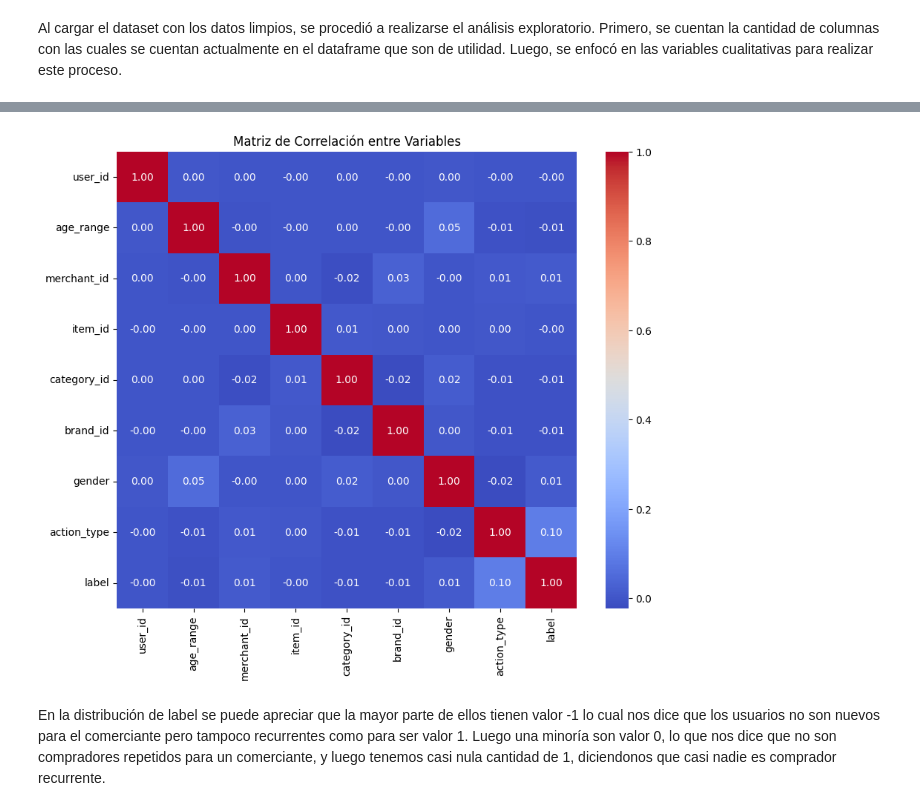
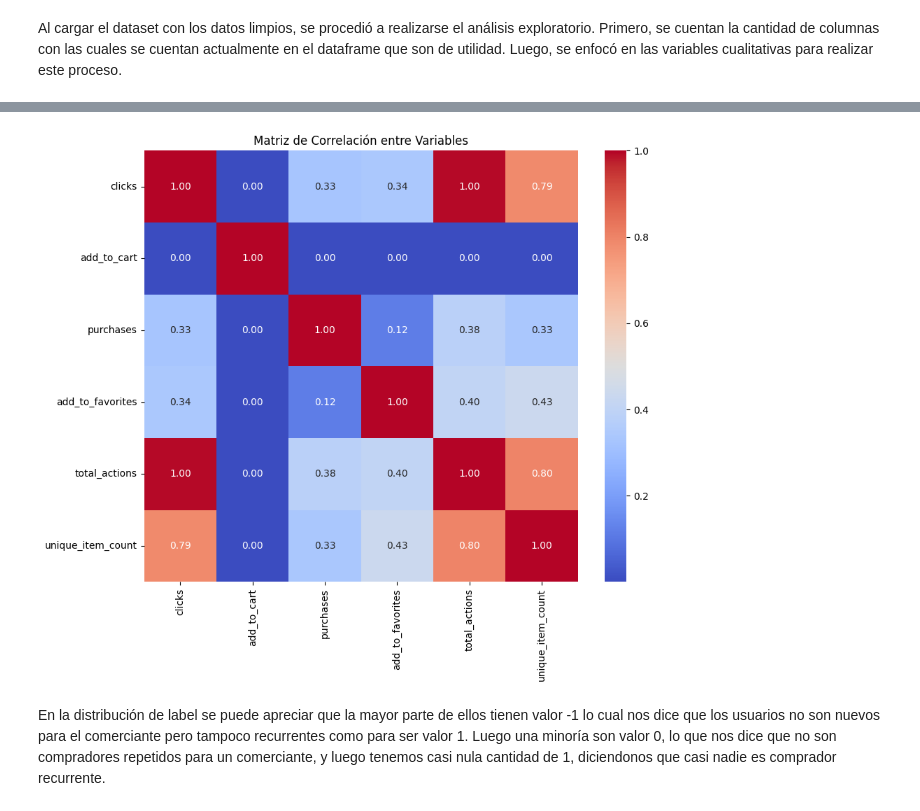
Before and after one commit to Dahernandezsilve/P2DataScience, a Jupyter notebook: Proyecto2.ipynb, the cells around one changed output, grey strips where cells are left out. Saved outputs shown, nothing was run; the diff lists cells and outputs as text; code cells hidden in the pictures.

Commit message:
📝 feat: Aditional changes con clean data and some new frecuency tables

```diff
--- a/Proyecto2.ipynb
+++ b/Proyecto2.ipynb
@@ -337,0 +411,38 @@ Name: count, dtype: int64
+# %%
+
+
+# Función para descomponer una columna con valores separados por comas
+def explode_column(df, column_name):
+    df[column_name] = df[column_name].str.split(',')
+    exploded_df = df.explode(column_name)
+    return exploded_df
+
+columns_to_explode = ["item_id", "category_id", "brand_id", "time_stamp", "action_type"]
+
+frequency_tables = {col: pd.DataFrame() for col in columns_to_explode}
+
+# Leer el archivo CSV en fragmentos
+chunksize = 100000  # Ajusta este tamaño según la memoria disponible
+for chunk in pd.read_csv("data/train_cleaned_data.csv", chunksize=chunksize):
+    for col in columns_to_explode:
+        # Descomponer la columna en filas individuales
+        exploded_df = explode_column(chunk.copy(), col)
+
+        # Calcular la tabla de frecuencia
+        frequency_table = exploded_df[col].value_counts().nlargest(10).reset_index()
+        frequency_table.columns = [col, 'frequency']
+
+        # Calcular el porcentaje
+        frequency_table['percentage'] = (frequency_table['frequency'] / frequency_table['frequency'].sum()) * 100
+
+        # Agregar los resultados a la tabla correspondiente en el diccionario
+        frequency_tables[col] = pd.concat([frequency_tables[col], frequency_table], ignore_index=True)
+
+# Imprimir las tablas finales utilizando tabulate
+for col in columns_to_explode:
+    final_table = frequency_tables[col].groupby(col, as_index=False).agg({'frequency': 'sum'})
+    final_table['percentage'] = (final_table['frequency'] / final_table['frequency'].sum()) * 100
+
+    print(f"Tabla de frecuencia consolidada para {col} (Top 10):\n")
+    print(tabulate(final_table.nlargest(10, 'frequency'), headers='keys', tablefmt='rounded_grid', showindex=False))
+    print("\n")
@@ -338,18 +467,18 @@ Name: count, dtype: int64
 # %%
-num_cols = ['user_id', 'age_range', 'merchant_id', 'item_id', 'category_id', 'brand_id', 'gender', 'action_type', 'label']
+num_cols = ['clicks', 'add_to_cart', 'purchases', 'add_to_favorites', 'total_actions', 'unique_item_count']
 
 # Convertir las columnas de valores separados por comas a valores numéricos tomando el primer valor
 for col in ['item_id', 'category_id', 'brand_id', 'action_type']:
     dataTrain_activity_clean[col] = dataTrain_activity_clean[col].apply(lambda x: int(x.split(',')[0]) if isinstance(x, str) else x)
 
 correlation_matrix = dataTrain_activity_clean[num_cols].corr()
 
 plt.figure(figsize=(10, 8))
 sns.heatmap(correlation_matrix, annot=True, cmap='coolwarm', fmt='.2f')
 plt.title('Matriz de Correlación entre Variables')
 plt.show()
 # %% [output]
-[figure, old version]
+[figure, new version]
 # %% [markdown]
 En la distribución de label se puede apreciar que la mayor parte de ellos tienen valor -1 lo cual nos dice que los usuarios no son nuevos para el comerciante pero tampoco recurrentes como para ser valor 1. Luego una minoría son valor 0, lo que nos dice que no son compradores repetidos para un comerciante, y luego tenemos casi nula cantidad de 1, diciendonos que casi nadie es comprador recurrente.
 # %%
```
Also changed, not shown: parts of 9 cells of this notebook.
